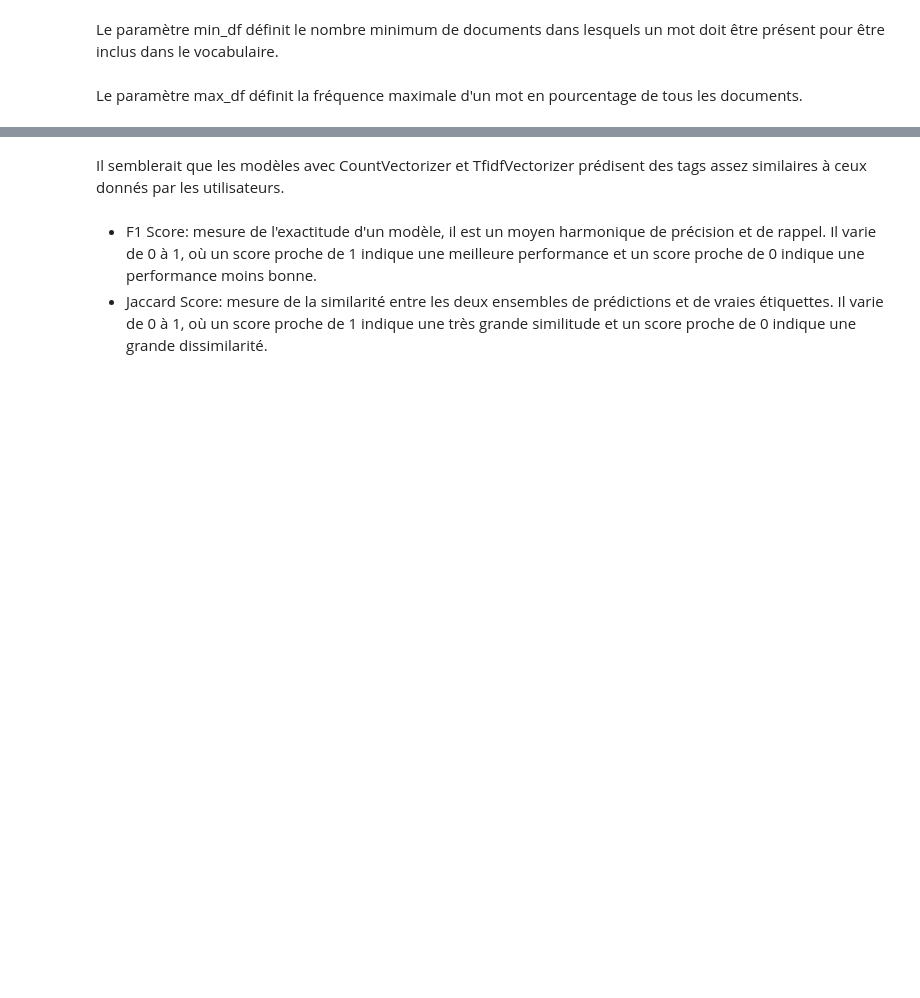
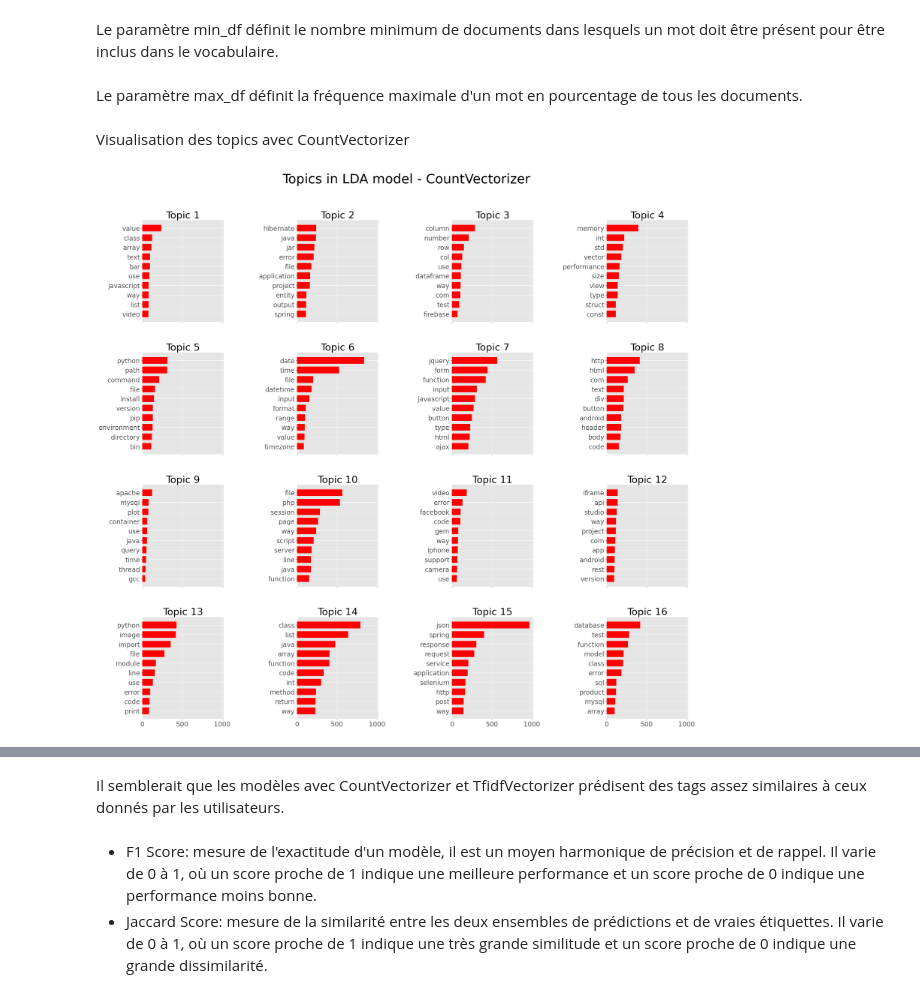
Before and after one commit to sdmwd/IML-Open-Classrooms, a Jupyter notebook: P5 - Catégorisez automatiquement des questions/Durand_Simon_2_notebook_test_012023.ipynb, the cells around one changed output, grey strips where cells are left out. Saved outputs shown, nothing was run; the diff lists cells and outputs as text; code cells hidden in the pictures; blank space fills up the shorter version.

```diff
--- a/P5 - Catégorisez automatiquement des questions/Durand_Simon_2_notebook_test_012023.ipynb
+++ b/P5 - Catégorisez automatiquement des questions/Durand_Simon_2_notebook_test_012023.ipynb
@@ -316,7 +311,7 @@ Je choisis d'utiliser uniquement LDA pour la suite car c'est la méthode qui obt
 # %% [markdown]
 Je choisis le nombre de topics au regard des résultats précédents.
 # %%
-n_topics = 30
+n_topics = 16
 # %% [markdown]
 Le paramètre min_df définit le nombre minimum de documents dans lesquels un mot doit être présent pour être inclus dans le vocabulaire.
 # %%
@@ -331,0 +323,37 @@ vectorizer_TFIDF = TfidfVectorizer(vocabulary=vocabulary_texts, min_df=min_df, m
+# %% [markdown]
+Visualisation des topics avec CountVectorizer
+# %%
+vectorizer_CV = CountVectorizer(vocabulary=vocabulary_texts, min_df=min_df, max_df=max_df)
+vcv = vectorizer_CV.fit_transform(flat_texts)
+CV_feature_names = vectorizer_CV.get_feature_names()
+# %%
+n_features = 1000
+n_top_words = 10
+
+def plot_top_words(model, feature_names, n_top_words, title, color):
+    fig, axes = plt.subplots(4, 4, figsize=(30, 25), sharex=True)
+    axes = axes.flatten()
+    for topic_idx, topic in enumerate(model.components_):
+        top_features_ind = topic.argsort()[:-n_top_words - 1:-1]
+        top_features = [feature_names[i] for i in top_features_ind]
+        weights = topic[top_features_ind]
+
+        ax = axes[topic_idx]
+        ax.barh(top_features, weights, height=0.7, color=color)
+        ax.set_title(f'Topic {topic_idx +1}',
+                     fontdict={'fontsize': 30})
+        ax.invert_yaxis()
+        ax.tick_params(axis='both', which='major', labelsize=20)
+        for i in 'top right left'.split():
+            ax.spines[i].set_visible(False)
+        fig.suptitle(title, fontsize=40)
+
+    plt.subplots_adjust(top=0.90, bottom=0.05, wspace=0.90, hspace=0.3)
+    plt.show()
+# %%
+lda = LatentDirichletAllocation(n_components=n_topics, max_iter=5,
+                                random_state=42).fit(vcv)
+
+plot_top_words(lda, CV_feature_names, n_top_words, 'Topics in LDA model - CountVectorizer', 'red')
+# %% [output]
+[figure, added]
```
Also changed, not shown: parts of 115 cells of this notebook.
